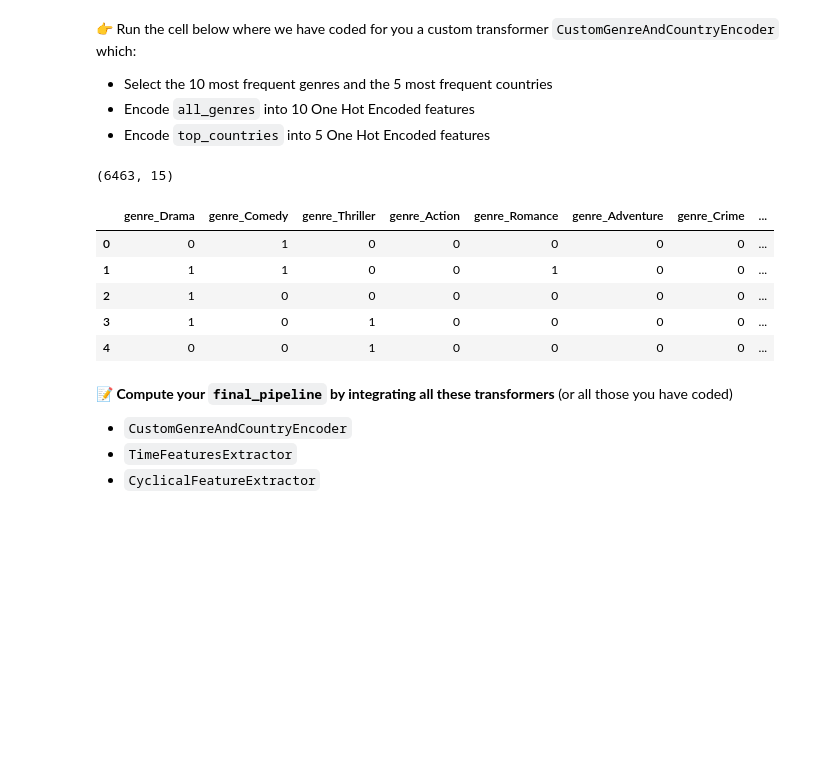
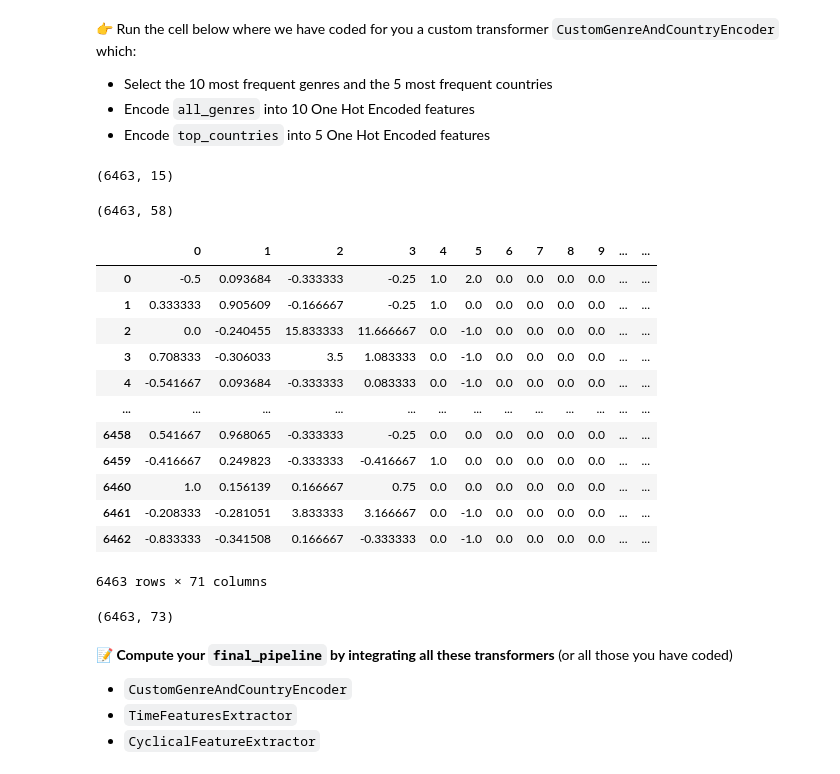
Before and after one commit to eangelid/data-certification-exam, a Jupyter notebook: machine_learning/TV_popularity_predictor.ipynb, the cells around one changed output. Cells and saved outputs as stored; diff of their text form; code cells hidden in the pictures; blank space fills up the shorter version.

```diff
--- a/machine_learning/TV_popularity_predictor.ipynb
+++ b/machine_learning/TV_popularity_predictor.ipynb
@@ -729,8 +729,8 @@ class CustomGenreAndCountryEncoder(BaseEstimator, TransformerMixin):
     a movie has several possible genres and countries of productions!
     """
 
-    def __init__(self):
-        pass
+    # def __init__(self):
+    #     pass
 
     def fit(self, X, y=None):
         """
@@ -769,15 +769,38 @@ class CustomGenreAndCountryEncoder(BaseEstimator, TransformerMixin):
 # Check it out
 X_custom = CustomGenreAndCountryEncoder().fit_transform(X[['all_genres', 'top_countries']])
 print(X_custom.shape)
-X_custom.head()
+# X_custom.head()
 # %% [output]
 (6463, 15)
-|  | genre_Drama | genre_Comedy | genre_Thriller | genre_Action | genre_Romance | genre_Adventure | genre_Crime | ... |
-| 0 | 0 | 1 | 0 | 0 | 0 | 0 | 0 | ... |
-| 1 | 1 | 1 | 0 | 0 | 1 | 0 | 0 | ... |
-| 2 | 1 | 0 | 0 | 0 | 0 | 0 | 0 | ... |
-| 3 | 1 | 0 | 1 | 0 | 0 | 0 | 0 | ... |
-| 4 | 0 | 0 | 1 | 0 | 0 | 0 | 0 | ... |
+# %%
+X.shape
+# %% [output]
+(6463, 58)
+# %%
+# Add transformed features one by one - keep names
+for column in X_custom.columns:
+    X[column] = X_custom[column]
+
+# Delete encoded features
+X.drop(columns=['all_genres', 'top_countries'])
+# %% [output]
+|  | 0 | 1 | 2 | 3 | 4 | 5 | 6 | 7 | 8 | 9 | ... | ... |
+| 0 | -0.5 | 0.093684 | -0.333333 | -0.25 | 1.0 | 2.0 | 0.0 | 0.0 | 0.0 | 0.0 | ... | ... |
+| 1 | 0.333333 | 0.905609 | -0.166667 | -0.25 | 1.0 | 0.0 | 0.0 | 0.0 | 0.0 | 0.0 | ... | ... |
+| 2 | 0.0 | -0.240455 | 15.833333 | 11.666667 | 0.0 | -1.0 | 0.0 | 0.0 | 0.0 | 0.0 | ... | ... |
+| 3 | 0.708333 | -0.306033 | 3.5 | 1.083333 | 0.0 | -1.0 | 0.0 | 0.0 | 0.0 | 0.0 | ... | ... |
+| 4 | -0.541667 | 0.093684 | -0.333333 | 0.083333 | 0.0 | -1.0 | 0.0 | 0.0 | 0.0 | 0.0 | ... | ... |
+| ... | ... | ... | ... | ... | ... | ... | ... | ... | ... | ... | ... | ... |
+| 6458 | 0.541667 | 0.968065 | -0.333333 | -0.25 | 0.0 | 0.0 | 0.0 | 0.0 | 0.0 | 0.0 | ... | ... |
+| 6459 | -0.416667 | 0.249823 | -0.333333 | -0.416667 | 1.0 | 0.0 | 0.0 | 0.0 | 0.0 | 0.0 | ... | ... |
+| 6460 | 1.0 | 0.156139 | 0.166667 | 0.75 | 0.0 | 0.0 | 0.0 | 0.0 | 0.0 | 0.0 | ... | ... |
+| 6461 | -0.208333 | -0.281051 | 3.833333 | 3.166667 | 0.0 | -1.0 | 0.0 | 0.0 | 0.0 | 0.0 | ... | ... |
+| 6462 | -0.833333 | -0.341508 | 0.166667 | -0.333333 | 0.0 | -1.0 | 0.0 | 0.0 | 0.0 | 0.0 | ... | ... |
+6463 rows × 71 columns
+# %%
+X.shape
+# %% [output]
+(6463, 73)
 # %% [markdown]
 **📝 Compute your `final_pipeline` by integrating all these transformers** (or all those you have coded)
 
```
Also changed, not shown: parts of 5 cells of this notebook, 3 other files.
